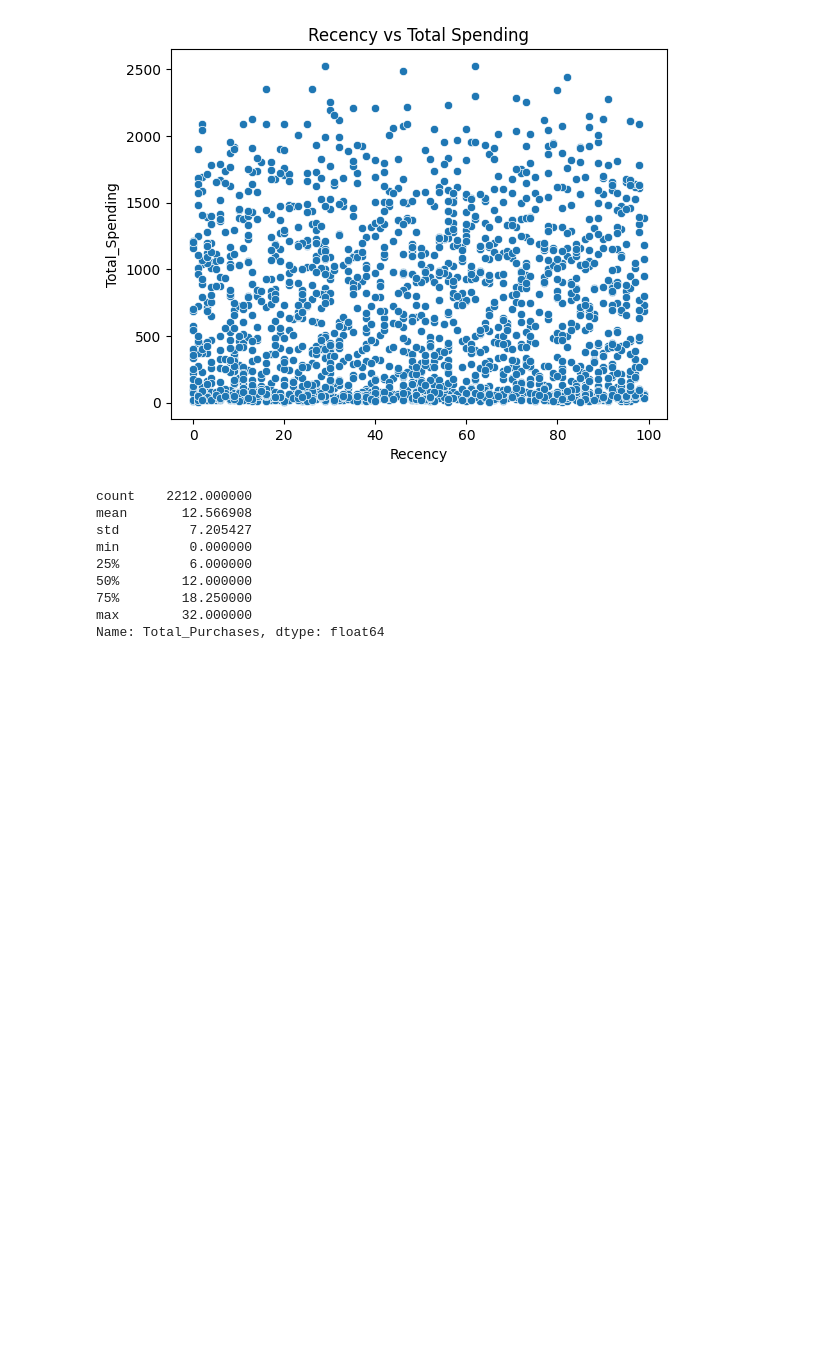
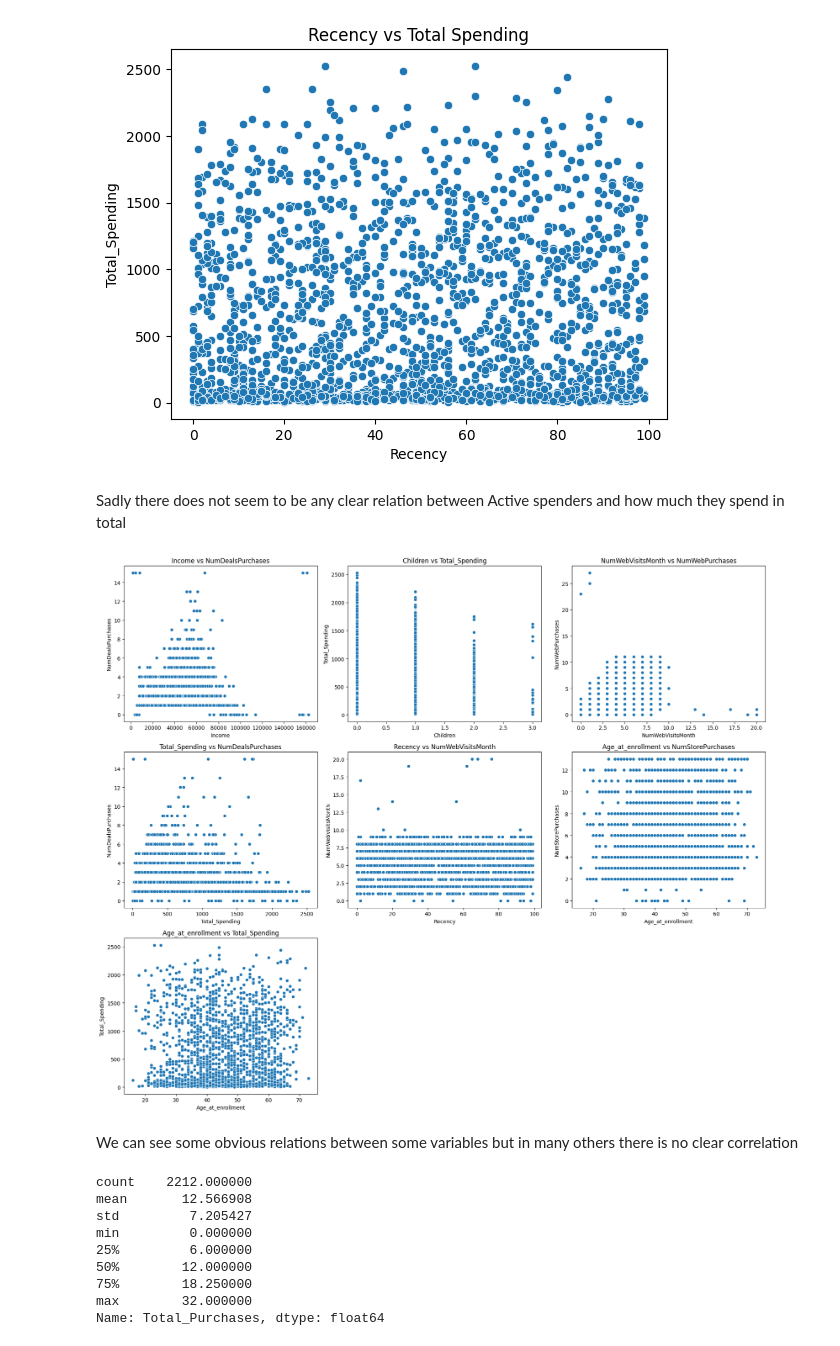
Before and after one commit to bouhlet0/Customer-Personality-Analysis, a Jupyter notebook: Customer_Personality_Analysis.ipynb, the cells around one changed output. Cells and saved outputs as stored; diff of their text form; code cells hidden in the pictures; blank space fills up the shorter version.

```diff
--- a/Customer_Personality_Analysis.ipynb
+++ b/Customer_Personality_Analysis.ipynb
@@ -225,6 +243,43 @@ plt.title("Recency vs Total Spending")
 plt.show()
 # %% [output]
 [figure]
+# %% [markdown]
+
+Sadly there does not seem to be any clear relation between Active spenders and how much they spend in total
+# %%
+def plot_scatter_grid(dataset, pairs, cols=3, fig_width=6, fig_height=5):
+    rows = math.ceil(len(pairs) / cols)
+    fig, axes = plt.subplots(rows, cols, figsize=(fig_width * cols, fig_height * rows))
+    axes = axes.flatten() if rows * cols > 1 else [axes]
+
+    for ax, (x_col, y_col) in zip(axes, pairs):
+        sns.scatterplot(x=dataset[x_col], y=dataset[y_col], ax=ax)
+        ax.set_title(f"{x_col} vs {y_col}")
+        ax.set_xlabel(x_col)
+        ax.set_ylabel(y_col)
+
+    # Hide unused axes if pairs don"t fill the grid
+    for ax in axes[len(pairs):]:
+        ax.set_visible(False)
+
+    plt.tight_layout()
+    plt.show()
+# %%
+pairs = [
+    ("Income", "NumDealsPurchases"),              # Deal sensitivity by income
+    ("Children", "Total_Spending"),               # Household composition effect
+    ("NumWebVisitsMonth", "NumWebPurchases"),     # Web conversion ratio
+    ("Total_Spending", "NumDealsPurchases"),      # Deal-seekers vs high-value customers
+    ("Recency", "NumWebVisitsMonth"),             # Recency vs Web activity
+    ("Age_at_enrollment", "NumStorePurchases"),   # Channel preference by age
+    ("Age_at_enrollment", "Total_Spending")       # Total spending vs Age
+]
+
+plot_scatter_grid(dataset, pairs, cols=3)
+# %% [output]
+[figure, added]
+# %% [markdown]
+We can see some obvious relations between some variables but in many others there is no clear correlation
 # %%
 purchase_location_cols = ["NumWebPurchases", "NumCatalogPurchases", "NumStorePurchases"]
 dataset["Total_Purchases"] = dataset[purchase_location_cols].sum(axis=1)
```
Also changed, not shown: parts of 20 cells of this notebook.
